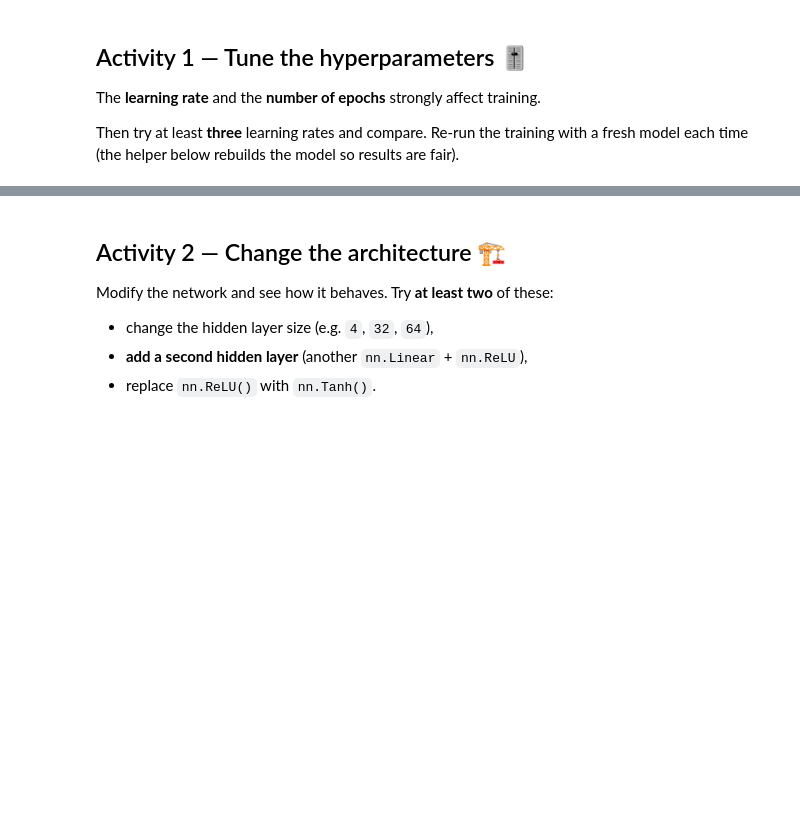
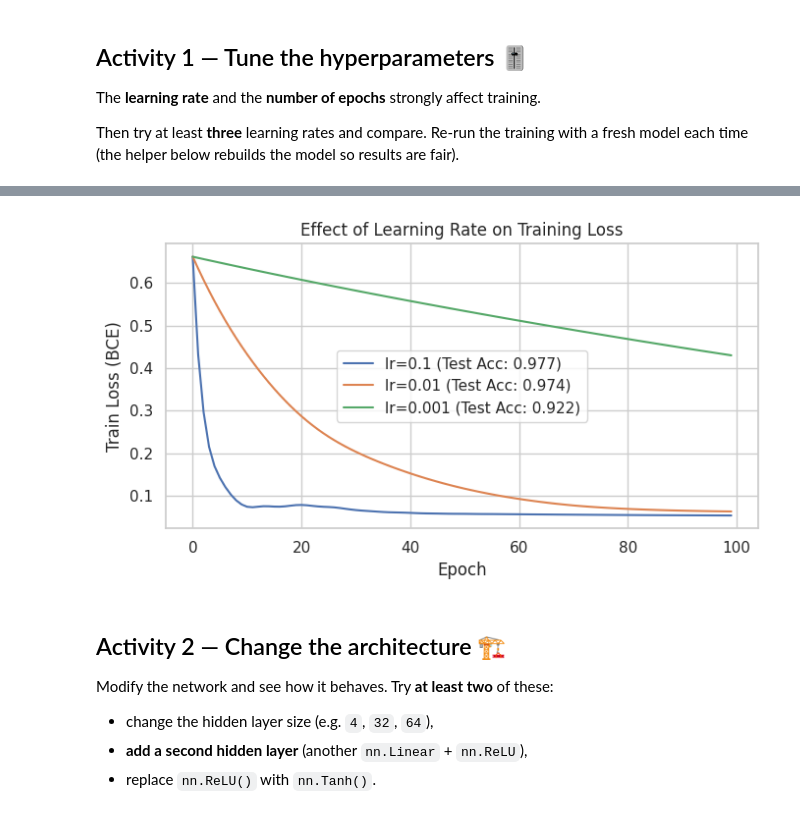
Before and after one commit to Onre739/vsb-machine-learning, a Jupyter notebook: ML_01_Basic_Neural_Network_PyTorch.ipynb, the cells around one changed output, grey strips where cells are left out. Drawn from its saved outputs; the diff is of its cells as text; code cells hidden in the pictures; blank space fills up the shorter version.

```diff
--- a/ML_01_Basic_Neural_Network_PyTorch.ipynb
+++ b/ML_01_Basic_Neural_Network_PyTorch.ipynb
@@ -540,3 +559,45 @@ The **learning rate** and the **number of epochs** strongly affect training.
 
 Then try at least **three** learning rates and compare. Re-run the training with a
 fresh model each time (the helper below rebuilds the model so results are fair).
+# %%
+def train_model(lr, epochs=100):
+    torch.manual_seed(SEED)
+    model = nn.Sequential(
+        nn.Linear(4, 16),
+        nn.ReLU(),
+        nn.Linear(16, 1)
+    ).to(device)
+
+    criterion = nn.BCEWithLogitsLoss()
+    optimizer = torch.optim.Adam(model.parameters(), lr=lr)
+    losses = []
+
+    for _ in range(epochs):
+        model.train()
+        train_loss = criterion(model(X_train_tensor), y_train_tensor)
+        optimizer.zero_grad()
+        train_loss.backward()
+        optimizer.step()
+        losses.append(train_loss.item())
+
+    model.eval()
+    with torch.no_grad():
+        preds = (torch.sigmoid(model(X_test_tensor)) >= 0.5).float()
+    acc = accuracy_score(y_test_tensor.cpu().numpy(), preds.cpu().numpy())
+    return losses, acc
+
+learning_rates = [0.1, 0.01, 0.001]
+
+plt.figure(figsize=(7, 4))
+for lr in learning_rates:
+    losses, acc = train_model(lr=lr, epochs=100)
+    plt.plot(losses, label=f"lr={lr} (Test Acc: {acc:.3f})")
+    print(f"LR: {lr:<6} | Final Loss: {losses[-1]:.4f} | Test Acc: {acc:.3f}")
+
+plt.xlabel("Epoch")
+plt.ylabel("Train Loss (BCE)")
+plt.title("Effect of Learning Rate on Training Loss")
+plt.legend()
+plt.tight_layout()
+plt.show()
+# %% [output]
@@ -543,3 +607,4 @@ fresh model each time (the helper below rebuilds the model so results are fair).
+[figure, added]
 # %% [markdown]
 ## Activity 2 — Change the architecture 🏗️
 
```
Also changed, not shown: parts of 10 cells of this notebook.
